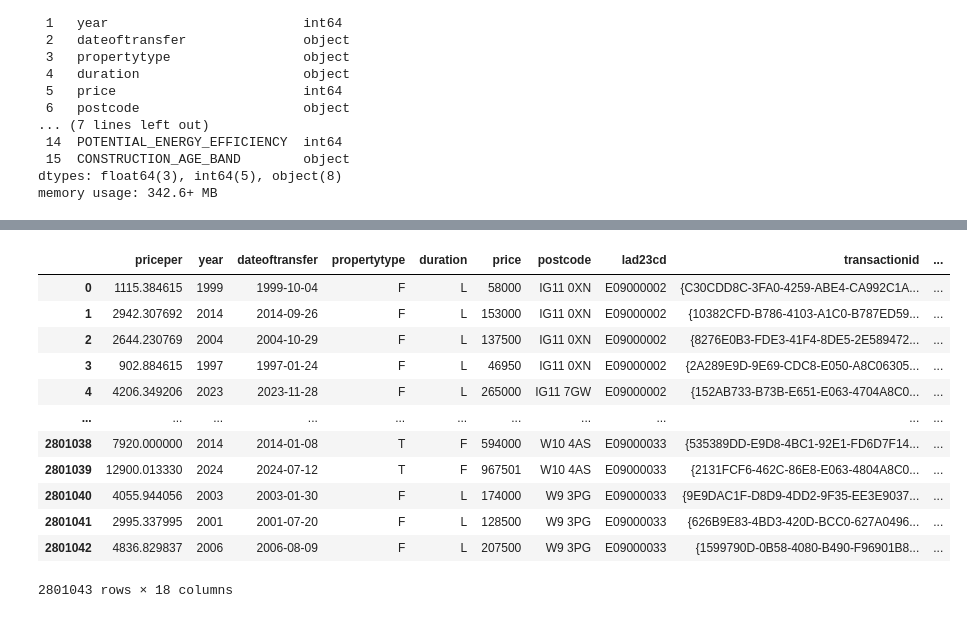
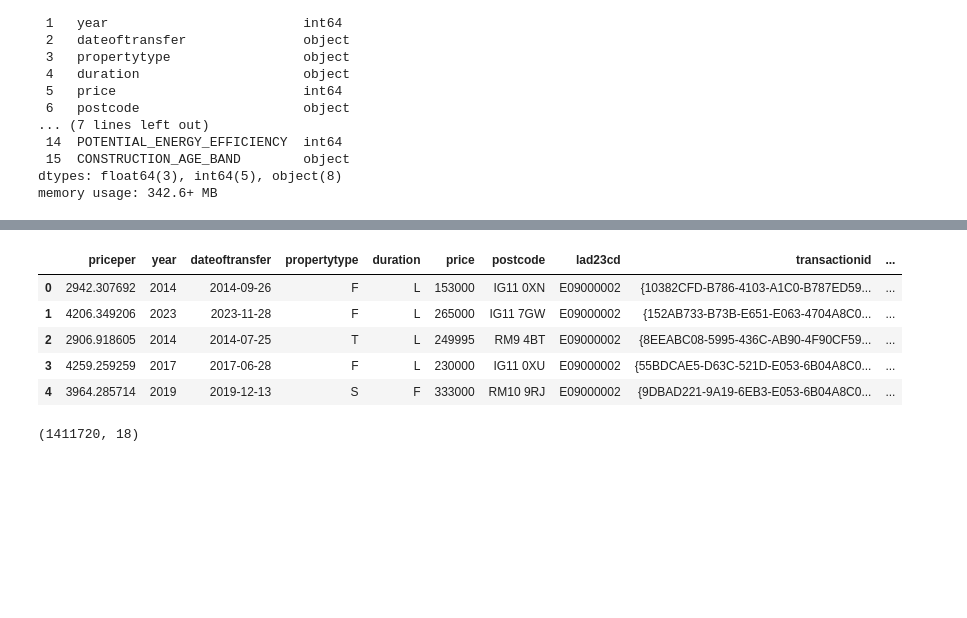
Before and after one commit to samaddmirzaa/london-property-intelligence, a Jupyter notebook: notebooks/02_data_cleaning.ipynb, the cells around one changed output, grey strips where cells are left out. Drawn from its saved outputs; the diff is of its cells as text; code cells hidden in the pictures; blank space fills up the shorter version.

```diff
--- a/notebooks/02_data_cleaning.ipynb
+++ b/notebooks/02_data_cleaning.ipynb
@@ -130,21 +121,18 @@ England and Wales: 1991-1995        85007
 2035                                    1
 Name: count, dtype: int64
 # %%
-df
+df.head()
 # %% [output]
 |  | priceper | year | dateoftransfer | propertytype | duration | price | postcode | lad23cd | transactionid | ... |
-| 0 | 1115.384615 | 1999 | 1999-10-04 | F | L | 58000 | IG11 0XN | E09000002 | {C30CDD8C-3FA0-4259-ABE4-CA992C1A... | ... |
-| 1 | 2942.307692 | 2014 | 2014-09-26 | F | L | 153000 | IG11 0XN | E09000002 | {10382CFD-B786-4103-A1C0-B787ED59... | ... |
-| 2 | 2644.230769 | 2004 | 2004-10-29 | F | L | 137500 | IG11 0XN | E09000002 | {8276E0B3-FDE3-41F4-8DE5-2E589472... | ... |
-| 3 | 902.884615 | 1997 | 1997-01-24 | F | L | 46950 | IG11 0XN | E09000002 | {2A289E9D-9E69-CDC8-E050-A8C06305... | ... |
-| 4 | 4206.349206 | 2023 | 2023-11-28 | F | L | 265000 | IG11 7GW | E09000002 | {152AB733-B73B-E651-E063-4704A8C0... | ... |
-| ... | ... | ... | ... | ... | ... | ... | ... | ... | ... | ... |
-| 2801038 | 7920.000000 | 2014 | 2014-01-08 | T | F | 594000 | W10 4AS | E09000033 | {535389DD-E9D8-4BC1-92E1-FD6D7F14... | ... |
-| 2801039 | 12900.013330 | 2024 | 2024-07-12 | T | F | 967501 | W10 4AS | E09000033 | {2131FCF6-462C-86E8-E063-4804A8C0... | ... |
-| 2801040 | 4055.944056 | 2003 | 2003-01-30 | F | L | 174000 | W9 3PG | E09000033 | {9E9DAC1F-D8D9-4DD2-9F35-EE3E9037... | ... |
-| 2801041 | 2995.337995 | 2001 | 2001-07-20 | F | L | 128500 | W9 3PG | E09000033 | {626B9E83-4BD3-420D-BCC0-627A0496... | ... |
-| 2801042 | 4836.829837 | 2006 | 2006-08-09 | F | L | 207500 | W9 3PG | E09000033 | {1599790D-0B58-4080-B490-F96901B8... | ... |
+| 0 | 2942.307692 | 2014 | 2014-09-26 | F | L | 153000 | IG11 0XN | E09000002 | {10382CFD-B786-4103-A1C0-B787ED59... | ... |
+| 1 | 4206.349206 | 2023 | 2023-11-28 | F | L | 265000 | IG11 7GW | E09000002 | {152AB733-B73B-E651-E063-4704A8C0... | ... |
+| 2 | 2906.918605 | 2014 | 2014-07-25 | T | L | 249995 | RM9 4BT | E09000002 | {8EEABC08-5995-436C-AB90-4F90CF59... | ... |
+| 3 | 4259.259259 | 2017 | 2017-06-28 | F | L | 230000 | IG11 0XU | E09000002 | {55BDCAE5-D63C-521D-E053-6B04A8C0... | ... |
+| 4 | 3964.285714 | 2019 | 2019-12-13 | S | F | 333000 | RM10 9RJ | E09000002 | {9DBAD221-9A19-6EB3-E053-6B04A8C0... | ... |
-2801043 rows × 18 columns
+# %%
+df.shape
+# %% [output]
+(1411720, 18)
 # %%
 # Saving DataFrame
 processed_dir = project_root /"data" /"processed"
```
Also changed, not shown: parts of 5 cells of this notebook, 9 other files.
